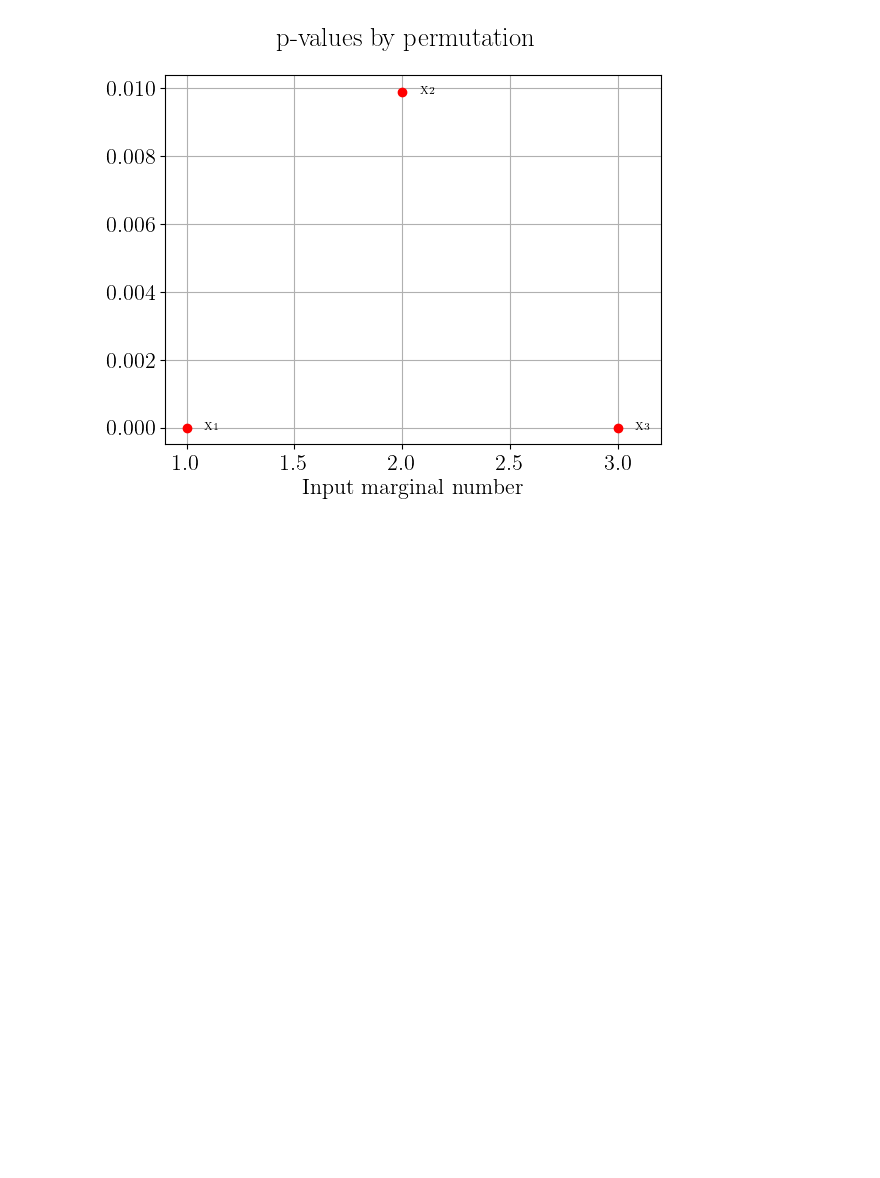
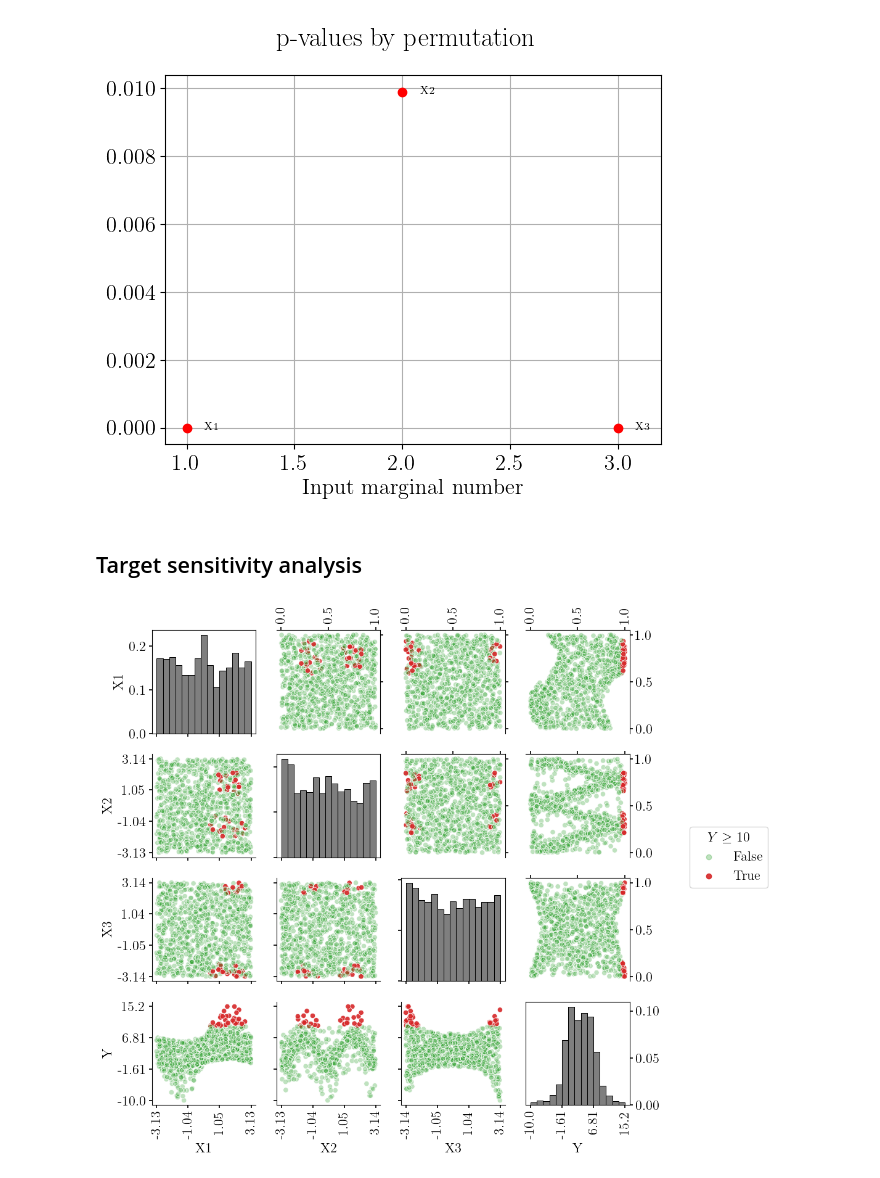
Before and after one commit to efekhari27/thesis, a Jupyter notebook: numerical_experiments/chapter1/sensitivity_analysis.ipynb, the cells around one changed output. Drawn from its saved outputs; the diff is of its cells as text; code cells hidden in the pictures; blank space fills up the shorter version.

Commit message:
Copulogram

```diff
--- a/numerical_experiments/chapter1/sensitivity_analysis.ipynb
+++ b/numerical_experiments/chapter1/sensitivity_analysis.ipynb
@@ -120,3 +130,14 @@ view3 = otv.View(graph3)
 [figure]
 [figure]
 [figure]
+# %% [markdown]
+## Target sensitivity analysis
+# %%
+# Looking at the output upper tail
+data['$Y\\geq10$'] = data['Y'] > 10
+# %%
+color_palette = sns.color_palette([to_rgba('C2', 0.3), to_rgba('C3', 0.9)], as_cmap=True)
+copulogram = cp.Copulogram(data)
+copulogram.draw(hue='$Y\\geq10$', hue_colorbar=color_palette);
+# %% [output]
+[figure, added]
```
Also changed, not shown: parts of 5 cells of this notebook, 12 other files.
